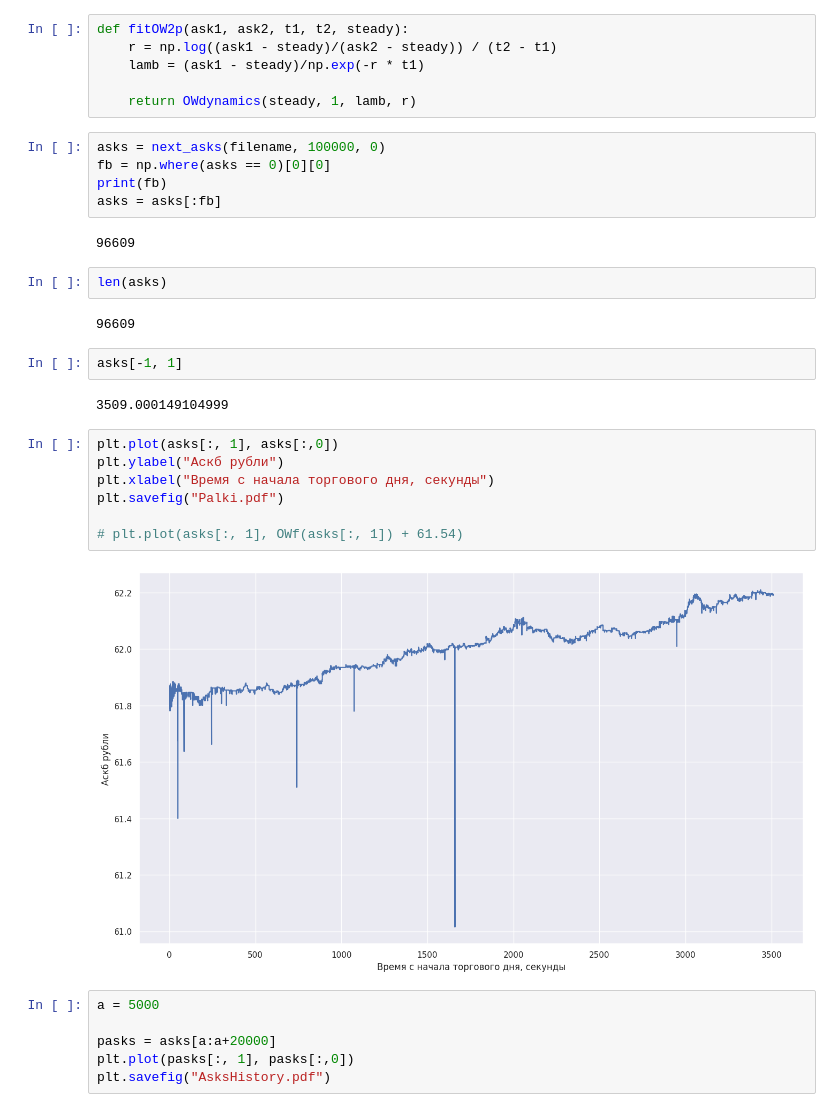
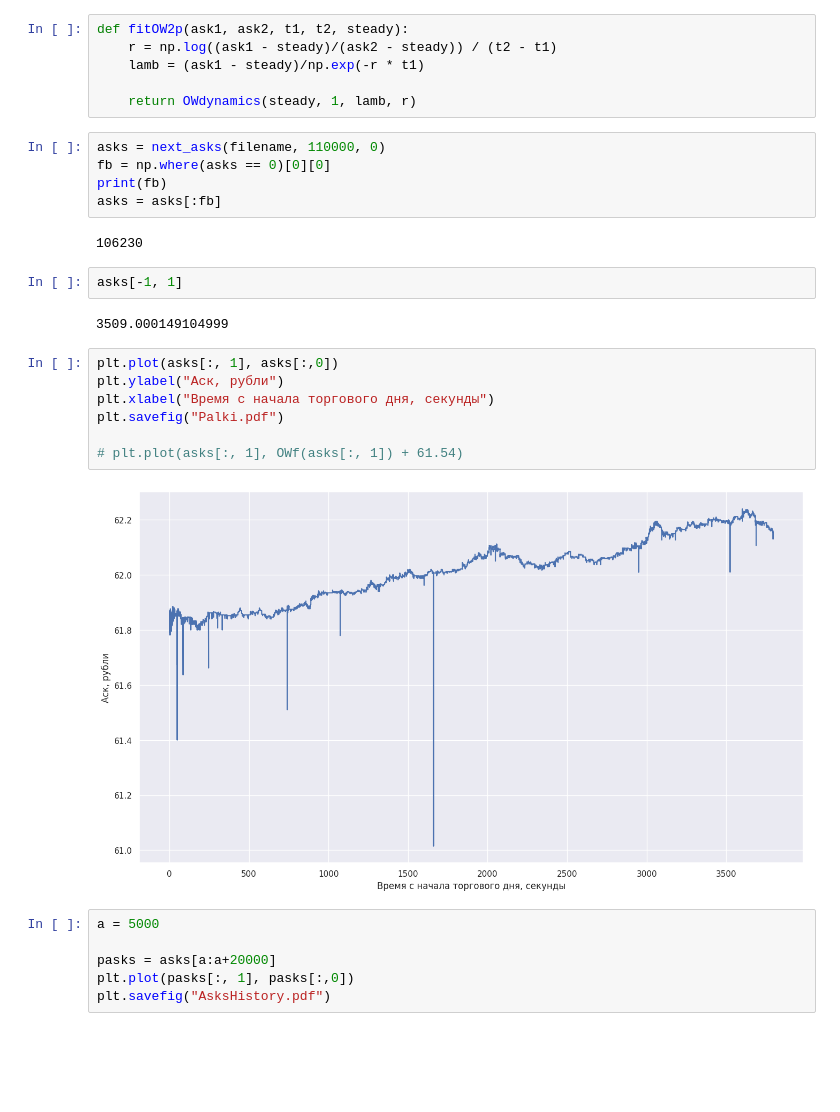
Before and after one commit to VsevolodZaostrovsky/OWModel, a Jupyter notebook: New data/coefs anal/backtest.ipynb, the cells around one changed output. Saved outputs shown, nothing was run; the diff lists cells and outputs as text; blank space fills up the shorter version.

```diff
--- a/New data/coefs anal/backtest.ipynb
+++ b/New data/coefs anal/backtest.ipynb
@@ -125,29 +125,25 @@ def fitOW2p(ask1, ask2, t1, t2, steady):
 
     return OWdynamics(steady, 1, lamb, r)
 # %%
-asks = next_asks(filename, 100000, 0)
+asks = next_asks(filename, 110000, 0)
 fb = np.where(asks == 0)[0][0]
 print(fb)
 asks = asks[:fb]
 # %% [output]
-96609
+106230
-# %%
-len(asks)
-# %% [output]
-96609
 # %%
 asks[-1, 1]
 # %% [output]
 3509.000149104999
 # %%
 plt.plot(asks[:, 1], asks[:,0])
-plt.ylabel("Аскб рубли")
+plt.ylabel("Аск, рубли")
 plt.xlabel("Время с начала торгового дня, секунды")
 plt.savefig("Palki.pdf")
 
 # plt.plot(asks[:, 1], OWf(asks[:, 1]) + 61.54)
 # %% [output]
-[figure, old version]
+[figure, new version]
 # %%
 a = 5000
 
```
Also changed, not shown: 5 other files.
